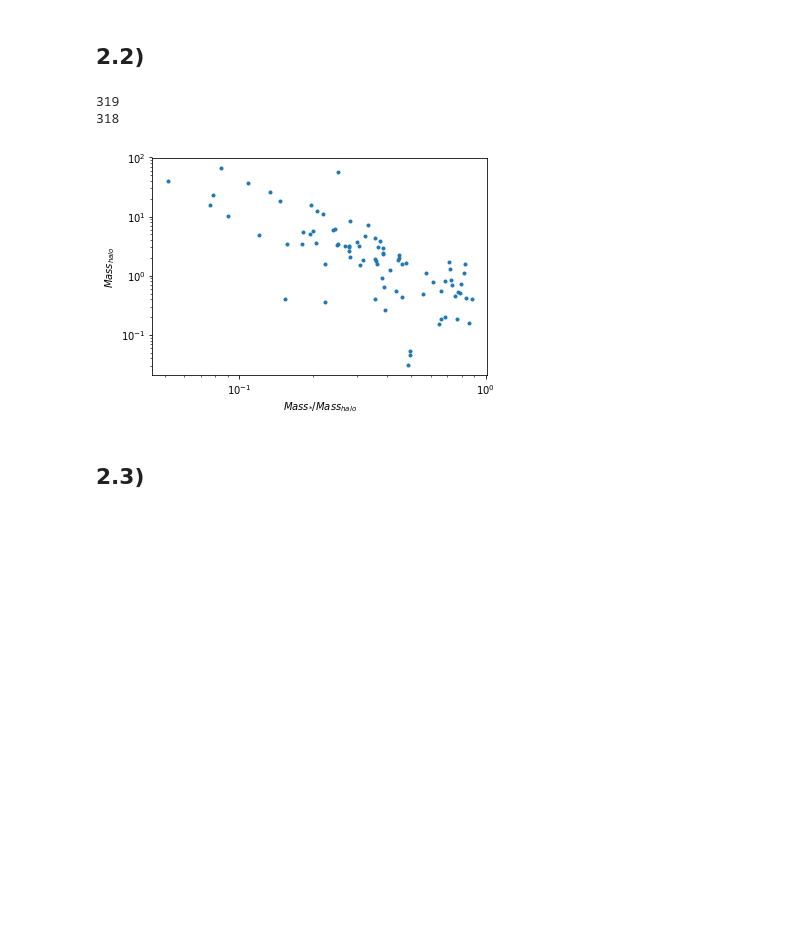
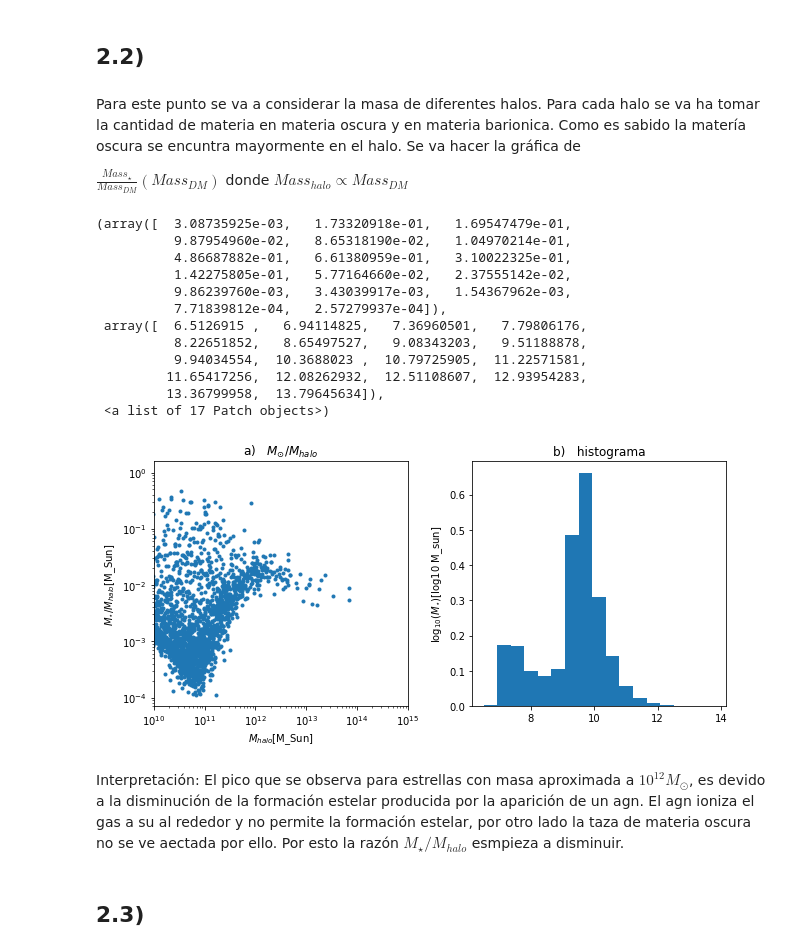
Before and after one commit to Daniel-Montenegro/Thesis, a Jupyter notebook: task3/Task3.ipynb, the cells around one changed output. Cells and saved outputs as stored; diff of their text form; code cells hidden in the pictures; blank space fills up the shorter version.

```diff
--- a/task3/Task3.ipynb
+++ b/task3/Task3.ipynb
@@ -88,26 +85,58 @@ plt.show()
 # %% [markdown]
 ## 2.2)
-# %%
-##Masa de halos halos
-Mass_halo
-
-#print(len(sub.subhalo.SubhaloStellarPhotometricsMassInRad))
-#print(sub.subhalo.SubhaloStellarPhotometricsMassInRad)
-print(len(sub.subhalo.SubhaloMassInHalfRad)) ## tomare este subHalo como el halo para  la masa estelar
-
-Mass_stellar= sub.subhalo.SubhaloMassInHalfRad
-#print(Mass_stellar)
-#Delet date beloging the parent
-
-Mass_stellar=np.delete(Mass_stellar,[0])
-print(len(Mass_stellar))
-plt.loglog((Mass_stellar/Masa_halo_corregido),Masa_halo_corregido,".") ##Mass_{halo}(Mass_{*}/Mass_{halo})
-plt.xlabel("$Mass_{*}/Mass_{halo}$")
-plt.ylabel("$Mass_{halo}$")
-plt.show()
-# %% [output]
-319
-318
-[figure, removed]
+# %% [markdown]
+Para este punto se va a considerar la masa de diferentes halos. Para cada halo se va ha tomar la cantidad de materia en materia oscura y en materia barionica. Como es sabido la matería oscura se encuntra mayormente en el halo. Se va hacer la gráfica de
+
+$\frac{Mass_{\star}}{Mass_{DM}}(Mass_{DM})$ donde $Mass_{halo}\propto Mass_{DM}$
+# %%
+#sn = gadget.Subfind('Data/groups_015/', parttype=[4,5],  fields =['mass'], combineFiles=True)
+#sub = arepo.Subfind('Data/groups_015/', SnapNumber=10 ,combineFiles=True)
+DataFolder = './Data/groups_015/'
+SnapNumber = 15
+
+
+
+sub = arepo.Subfind('%s/'%(DataFolder), SnapNumber ,combineFiles=True)
+
+Mass_halo=sub.SubhaloMass*1e10/0.7  ##Masa del los halos
+Mass_haloDM=sub.SubhaloMassType[:,1]*1e10/0.7 ##Mass only dark matter
+#Mass_haloDM=sub.SubhaloMassType[sub.SubhaloMassType[:,1]!=0,1] ##Mass only dark matter
+Mass_star=sub.SubhaloMassType[:,4] *1e10/0.7##Masa estelar
+Mass_star_histo=sub.SubhaloMassType[sub.SubhaloMassType!=0] *1e10/0.7##Masa estelar se obvian los datos que contengan ceros
+
+"""
+plt.loglog(Mass_halo,(Mass_star/Mass_halo),'.')
+#plt.plot(Mass_star,Mass_halo,'.')
+plt.xlim(10e9,10e14)
+#plt.hist(np.log10(Mass_star_histo), normed='True', bins=17)
+"""
+
+fig, (ax1, ax2) = plt.subplots(1, 2, figsize=(9, 4.5), tight_layout=True)
+ax1.set_xlim(10e9,10e14)
+ax1.set_title('a)   $M_{\odot}/M_{halo}$')
+ax1.set_ylabel('$M_{\star}/M_{halo}$[M_Sun]')
+ax1.set_xlabel('$M_{halo}$[M_Sun]')
+ax1.loglog(Mass_halo,(Mass_star/Mass_halo),'.')
+
+ax2.set_title('b)   histograma')
+ax2.set_xlabel('')
+ax2.set_ylabel('$\log_{10}(M_{\star})$[log10 M_sun]')
+ax2.hist(np.log10(Mass_star_histo), normed='True', bins=17)
+# %% [output]
+(array([  3.08735925e-03,   1.73320918e-01,   1.69547479e-01,
+          9.87954960e-02,   8.65318190e-02,   1.04970214e-01,
+          4.86687882e-01,   6.61380959e-01,   3.10022325e-01,
+          1.42275805e-01,   5.77164660e-02,   2.37555142e-02,
+          9.86239760e-03,   3.43039917e-03,   1.54367962e-03,
+          7.71839812e-04,   2.57279937e-04]),
+ array([  6.5126915 ,   6.94114825,   7.36960501,   7.79806176,
+          8.22651852,   8.65497527,   9.08343203,   9.51188878,
+          9.94034554,  10.3688023 ,  10.79725905,  11.22571581,
+         11.65417256,  12.08262932,  12.51108607,  12.93954283,
+         13.36799958,  13.79645634]),
+ <a list of 17 Patch objects>)
+[figure, added]
+# %% [markdown]
+Interpretación: El pico que se observa para estrellas con masa aproximada a $10^{12}M_{\odot}$, es devido a la disminución de la formación estelar producida por la  aparición de un agn. El agn ioniza el gas a su al rededor y no permite la formación estelar, por otro lado la taza de materia oscura no se ve aectada por ello. Por esto la razón $M_{\star}/M_{halo}$ esmpieza a disminuir.
 # %% [markdown]
 ## 2.3)
```
Also changed, not shown: parts of 8 cells of this notebook.
